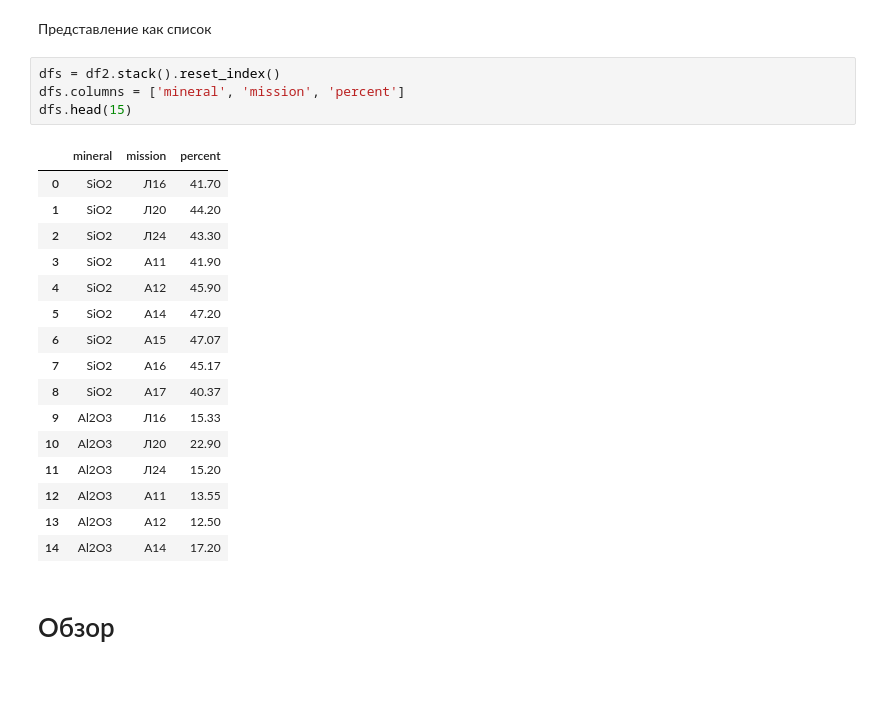
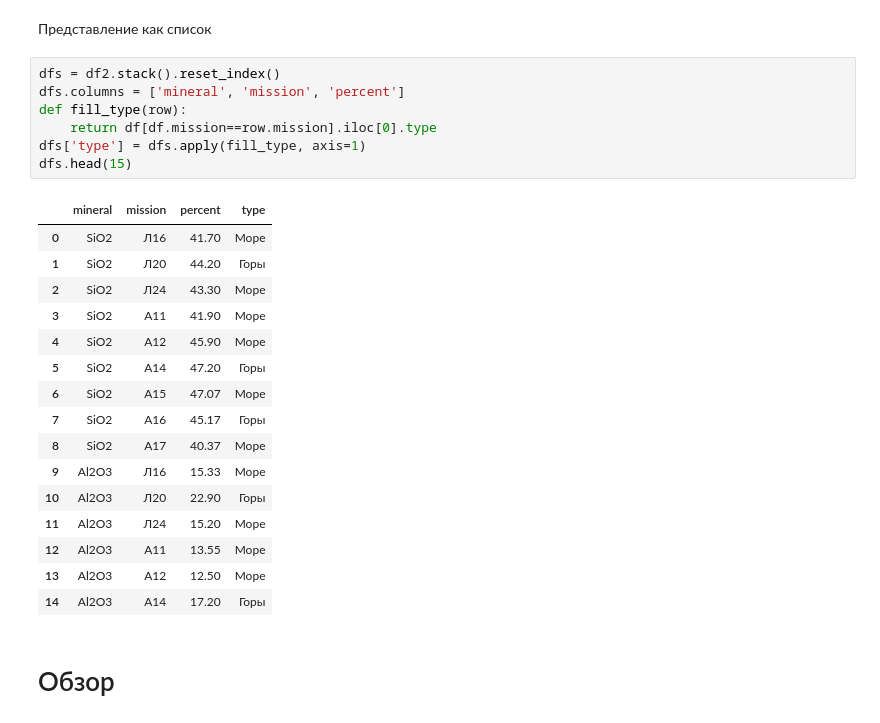
Before and after one commit to normalized2/apollo_glavsu, a Jupyter notebook: statistic/Минеральный состав грунта.ipynb, the cells around one changed output. Drawn from its saved outputs; the diff is of its cells as text; blank space fills up the shorter version.

```diff
--- a/statistic/Минеральный состав грунта.ipynb
+++ b/statistic/Минеральный состав грунта.ipynb
@@ -80,24 +83,27 @@ df2
 # %%
 dfs = df2.stack().reset_index()
 dfs.columns = ['mineral', 'mission', 'percent']
+def fill_type(row):
+    return df[df.mission==row.mission].iloc[0].type
+dfs['type'] = dfs.apply(fill_type, axis=1)
 dfs.head(15)
 # %% [output]
-|  | mineral | mission | percent |
-| 0 | SiO2 | Л16 | 41.70 |
-| 1 | SiO2 | Л20 | 44.20 |
-| 2 | SiO2 | Л24 | 43.30 |
-| 3 | SiO2 | A11 | 41.90 |
-| 4 | SiO2 | A12 | 45.90 |
-| 5 | SiO2 | A14 | 47.20 |
-| 6 | SiO2 | A15 | 47.07 |
-| 7 | SiO2 | A16 | 45.17 |
-| 8 | SiO2 | A17 | 40.37 |
-| 9 | Al2O3 | Л16 | 15.33 |
-| 10 | Al2O3 | Л20 | 22.90 |
-| 11 | Al2O3 | Л24 | 15.20 |
-| 12 | Al2O3 | A11 | 13.55 |
-| 13 | Al2O3 | A12 | 12.50 |
-| 14 | Al2O3 | A14 | 17.20 |
+|  | mineral | mission | percent | type |
+| 0 | SiO2 | Л16 | 41.70 | Море |
+| 1 | SiO2 | Л20 | 44.20 | Горы |
+| 2 | SiO2 | Л24 | 43.30 | Море |
+| 3 | SiO2 | A11 | 41.90 | Море |
+| 4 | SiO2 | A12 | 45.90 | Море |
+| 5 | SiO2 | A14 | 47.20 | Горы |
+| 6 | SiO2 | A15 | 47.07 | Море |
+| 7 | SiO2 | A16 | 45.17 | Горы |
+| 8 | SiO2 | A17 | 40.37 | Море |
+| 9 | Al2O3 | Л16 | 15.33 | Море |
+| 10 | Al2O3 | Л20 | 22.90 | Горы |
+| 11 | Al2O3 | Л24 | 15.20 | Море |
+| 12 | Al2O3 | A11 | 13.55 | Море |
+| 13 | Al2O3 | A12 | 12.50 | Море |
+| 14 | Al2O3 | A14 | 17.20 | Горы |
 # %% [markdown]
 # Обзор
 # %% [markdown]
```
Also changed, not shown: parts of 55 cells of this notebook, 20 other files.
